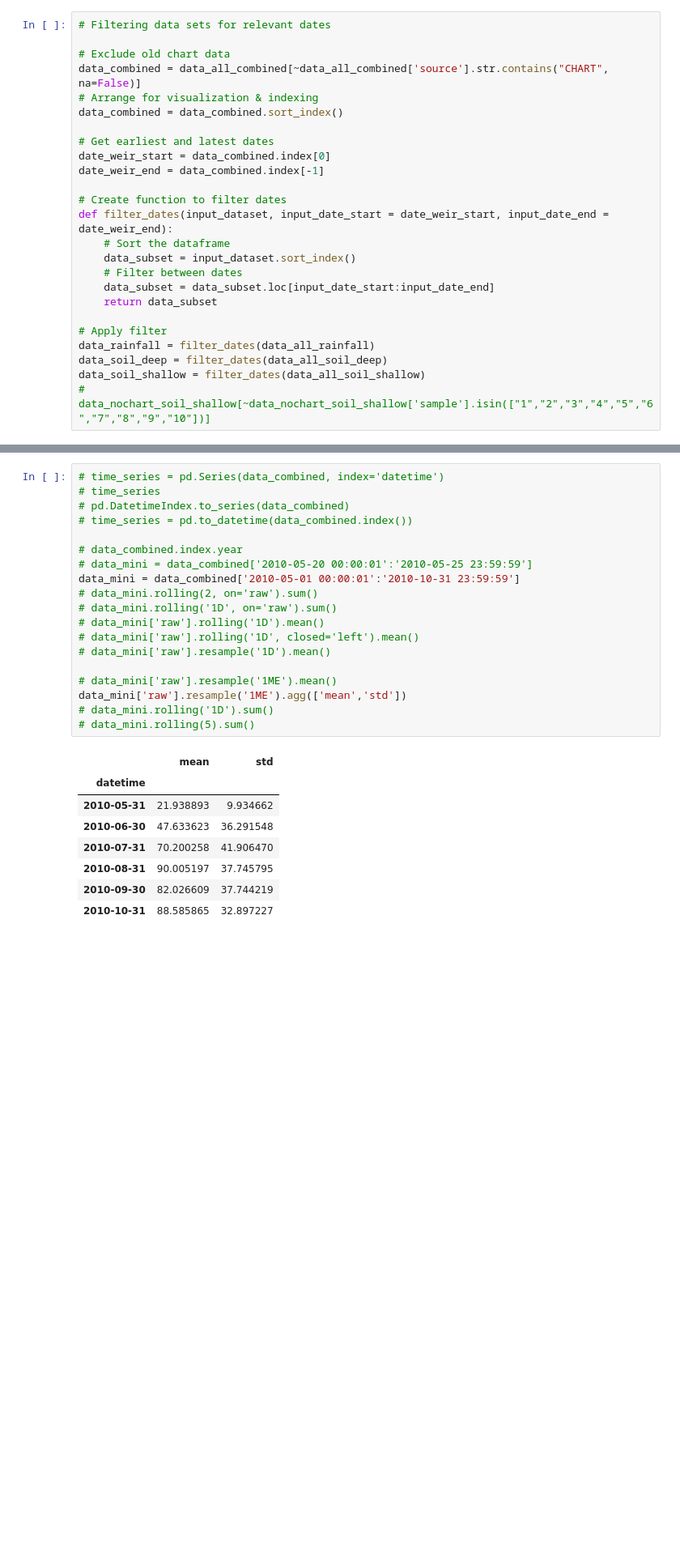
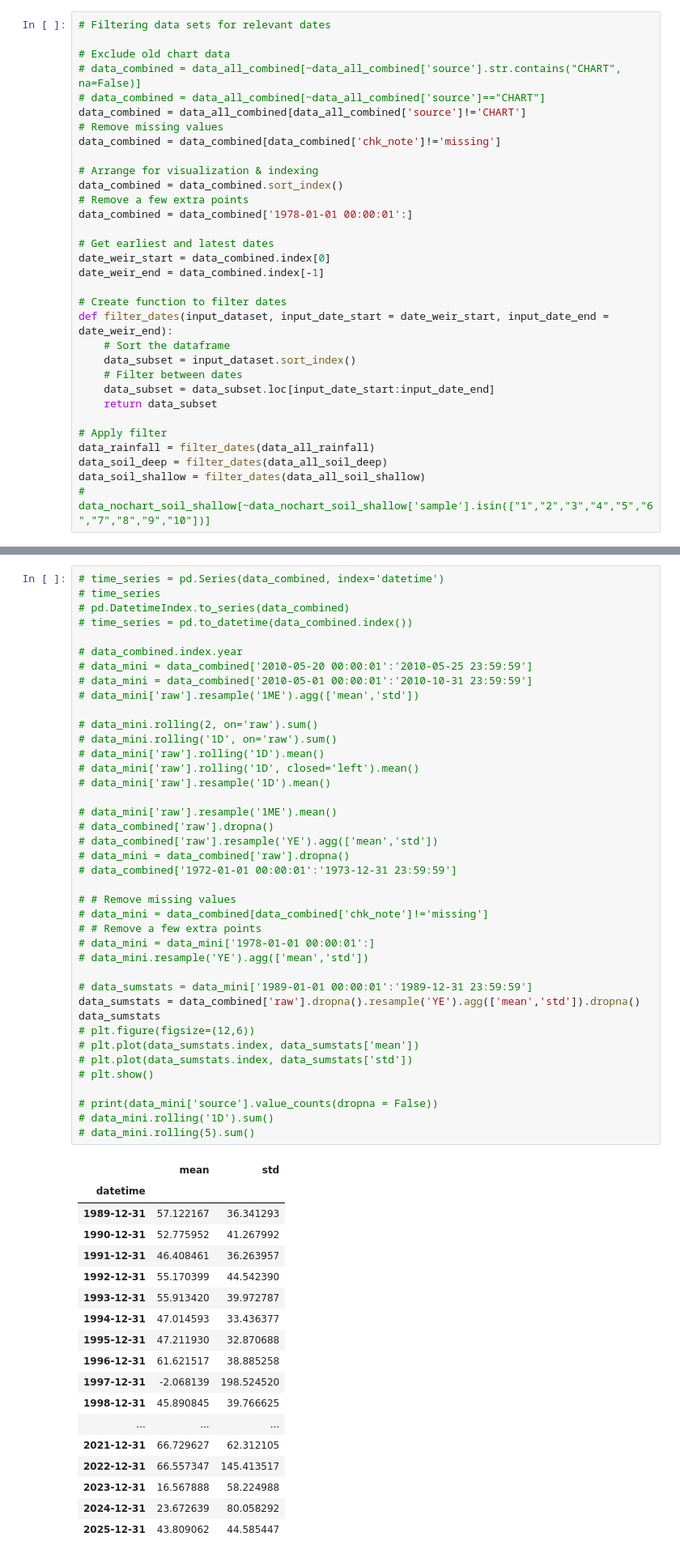
Before and after one commit to gmcginnis/info-698-capstone, a Jupyter notebook: 01_eda.ipynb, the cells around one changed output, grey strips where cells are left out. Shown at 81% size. Cells and saved outputs as stored; diff of their text form; blank space fills up the shorter version.

```diff
--- a/01_eda.ipynb
+++ b/01_eda.ipynb
@@ -212,9 +212,16 @@ del cat_source, cat, temp_subset
 # Filtering data sets for relevant dates
 
 # Exclude old chart data
-data_combined = data_all_combined[~data_all_combined['source'].str.contains("CHART", na=False)]
+# data_combined = data_all_combined[~data_all_combined['source'].str.contains("CHART", na=False)]
+# data_combined = data_all_combined[~data_all_combined['source']=="CHART"]
+data_combined = data_all_combined[data_all_combined['source']!='CHART']
+# Remove missing values
+data_combined = data_combined[data_combined['chk_note']!='missing']
+
 # Arrange for visualization & indexing
 data_combined = data_combined.sort_index()
+# Remove a few extra points
+data_combined = data_combined['1978-01-01 00:00:01':]
 
 # Get earliest and latest dates
 date_weir_start = data_combined.index[0]
@@ -374,28 +362,59 @@ Name: count, dtype: int64
 # %%
 # time_series = pd.Series(data_combined, index='datetime')
 # time_series
 # pd.DatetimeIndex.to_series(data_combined)
 # time_series = pd.to_datetime(data_combined.index())
 
 # data_combined.index.year
 # data_mini = data_combined['2010-05-20 00:00:01':'2010-05-25 23:59:59']
-data_mini = data_combined['2010-05-01 00:00:01':'2010-10-31 23:59:59']
+# data_mini = data_combined['2010-05-01 00:00:01':'2010-10-31 23:59:59']
+# data_mini['raw'].resample('1ME').agg(['mean','std'])
+
 # data_mini.rolling(2, on='raw').sum()
 # data_mini.rolling('1D', on='raw').sum()
 # data_mini['raw'].rolling('1D').mean()
 # data_mini['raw'].rolling('1D', closed='left').mean()
 # data_mini['raw'].resample('1D').mean()
 
 # data_mini['raw'].resample('1ME').mean()
-data_mini['raw'].resample('1ME').agg(['mean','std'])
+# data_combined['raw'].dropna()
+# data_combined['raw'].resample('YE').agg(['mean','std'])
+# data_mini = data_combined['raw'].dropna()
+# data_combined['1972-01-01 00:00:01':'1973-12-31 23:59:59']
+
+# # Remove missing values
+# data_mini = data_combined[data_combined['chk_note']!='missing']
+# # Remove a few extra points
+# data_mini = data_mini['1978-01-01 00:00:01':]
+# data_mini.resample('YE').agg(['mean','std'])
+
+# data_sumstats = data_mini['1989-01-01 00:00:01':'1989-12-31 23:59:59']
+data_sumstats = data_combined['raw'].dropna().resample('YE').agg(['mean','std']).dropna()
+data_sumstats
+# plt.figure(figsize=(12,6))
+# plt.plot(data_sumstats.index, data_sumstats['mean'])
+# plt.plot(data_sumstats.index, data_sumstats['std'])
+# plt.show()
+
+# print(data_mini['source'].value_counts(dropna = False))
 # data_mini.rolling('1D').sum()
 # data_mini.rolling(5).sum()
 # %% [output]
 |  | mean | std |
 | datetime |  |  |
-| 2010-05-31 | 21.938893 | 9.934662 |
-| 2010-06-30 | 47.633623 | 36.291548 |
-| 2010-07-31 | 70.200258 | 41.906470 |
-| 2010-08-31 | 90.005197 | 37.745795 |
-| 2010-09-30 | 82.026609 | 37.744219 |
-| 2010-10-31 | 88.585865 | 32.897227 |
+| 1989-12-31 | 57.122167 | 36.341293 |
+| 1990-12-31 | 52.775952 | 41.267992 |
+| 1991-12-31 | 46.408461 | 36.263957 |
+| 1992-12-31 | 55.170399 | 44.542390 |
+| 1993-12-31 | 55.913420 | 39.972787 |
+| 1994-12-31 | 47.014593 | 33.436377 |
+| 1995-12-31 | 47.211930 | 32.870688 |
+| 1996-12-31 | 61.621517 | 38.885258 |
+| 1997-12-31 | -2.068139 | 198.524520 |
+| 1998-12-31 | 45.890845 | 39.766625 |
+| ... | ... | ... |
+| 2021-12-31 | 66.729627 | 62.312105 |
+| 2022-12-31 | 66.557347 | 145.413517 |
+| 2023-12-31 | 16.567888 | 58.224988 |
+| 2024-12-31 | 23.672639 | 80.058292 |
+| 2025-12-31 | 43.809062 | 44.585447 |
```
Also changed, not shown: parts of 5 cells of this notebook.
